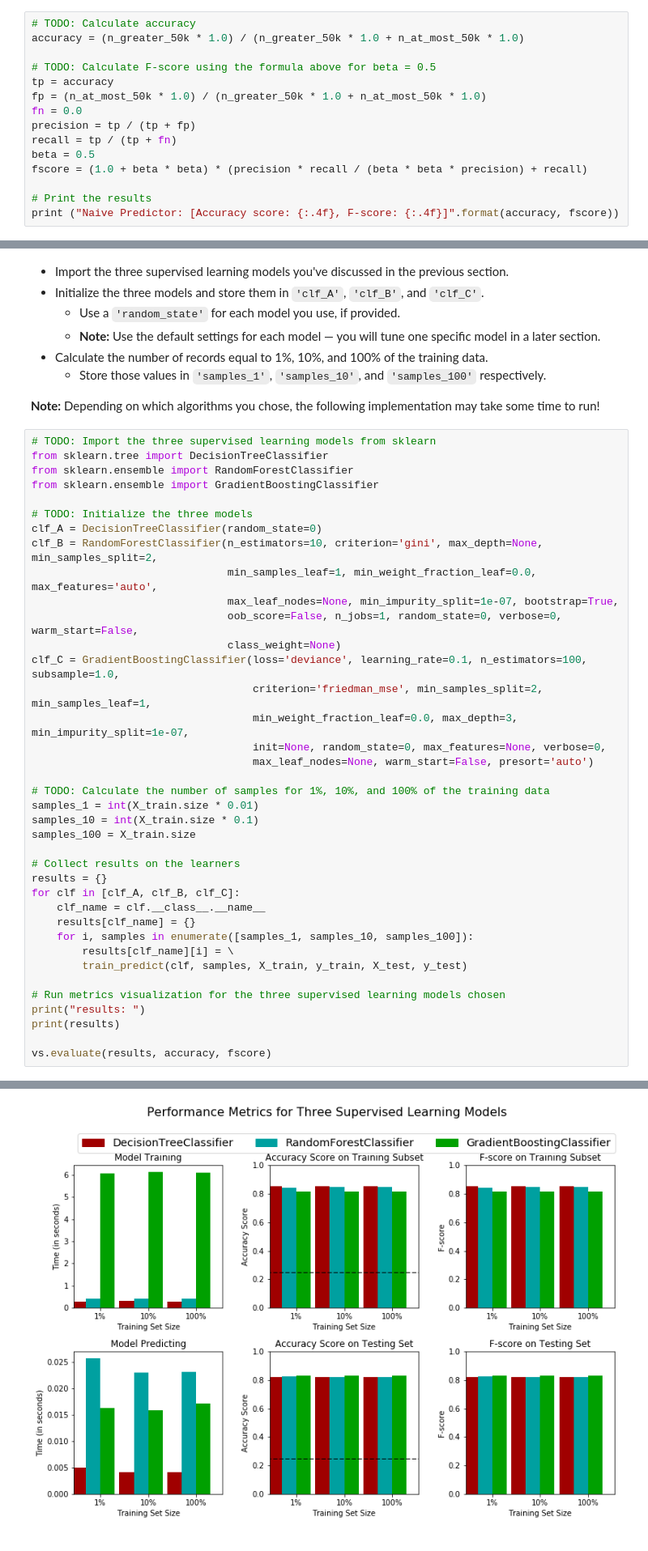
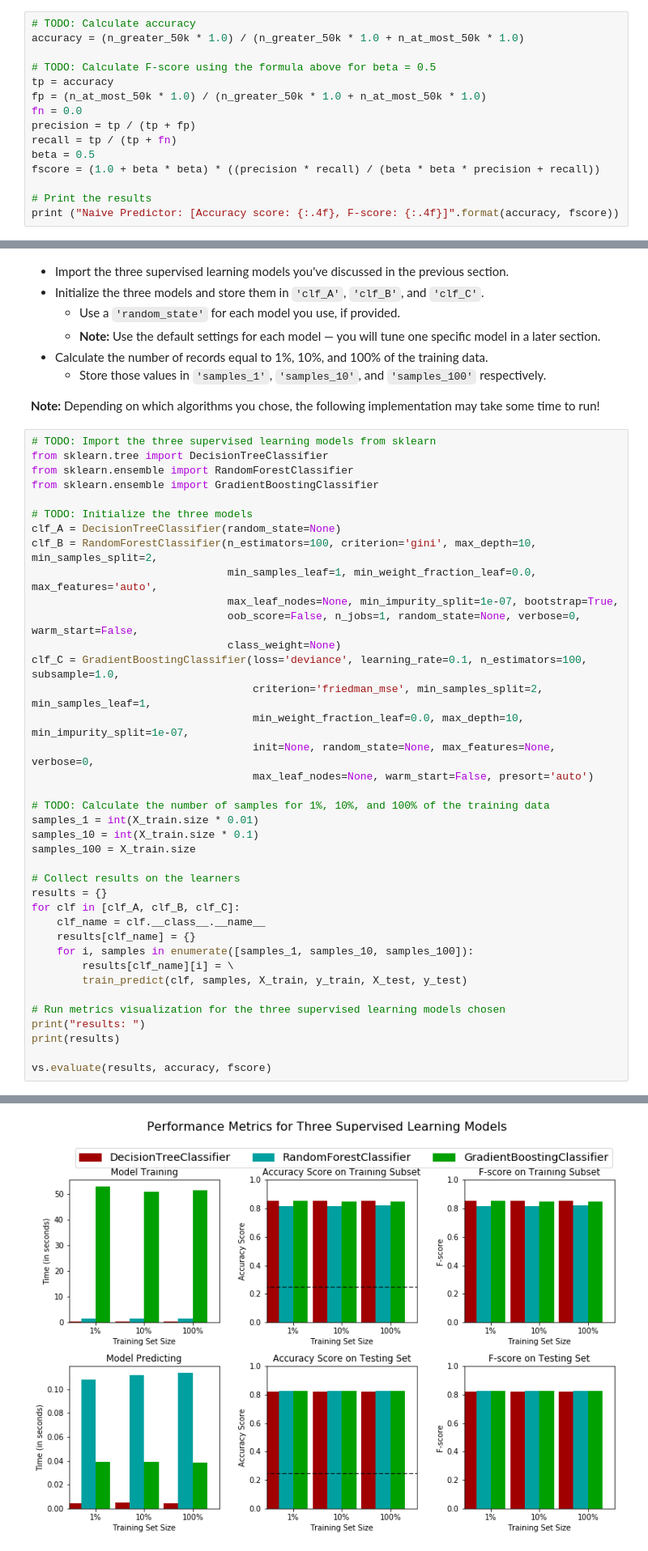
Before and after one commit to VikramSuriyanarayanan/machine-learning, a Jupyter notebook: finding_donors/finding_donors.ipynb, the cells around one changed output, grey strips where cells are left out. Shown at 81% size. Saved outputs shown, nothing was run; the diff lists cells and outputs as text.

```diff
--- a/finding_donors/finding_donors.ipynb
+++ b/finding_donors/finding_donors.ipynb
@@ -201,7 +201,7 @@ fn = 0.0
 precision = tp / (tp + fp)
 recall = tp / (tp + fn)
 beta = 0.5
-fscore = (1.0 + beta * beta) * (precision * recall / (beta * beta * precision) + recall)
+fscore = (1.0 + beta * beta) * ((precision * recall) / (beta * beta * precision + recall))
 
 # Print the results
 print ("Naive Predictor: [Accuracy score: {:.4f}, F-score: {:.4f}]".format(accuracy, fscore))
@@ -333,16 +353,16 @@ from sklearn.ensemble import RandomForestClassifier
 from sklearn.ensemble import GradientBoostingClassifier
 
 # TODO: Initialize the three models
-clf_A = DecisionTreeClassifier(random_state=0)
-clf_B = RandomForestClassifier(n_estimators=10, criterion='gini', max_depth=None, min_samples_split=2,
+clf_A = DecisionTreeClassifier(random_state=None)
+clf_B = RandomForestClassifier(n_estimators=100, criterion='gini', max_depth=10, min_samples_split=2,
                                min_samples_leaf=1, min_weight_fraction_leaf=0.0, max_features='auto',
                                max_leaf_nodes=None, min_impurity_split=1e-07, bootstrap=True,
-                               oob_score=False, n_jobs=1, random_state=0, verbose=0, warm_start=False,
+                               oob_score=False, n_jobs=1, random_state=None, verbose=0, warm_start=False,
                                class_weight=None)
 clf_C = GradientBoostingClassifier(loss='deviance', learning_rate=0.1, n_estimators=100, subsample=1.0,
                                    criterion='friedman_mse', min_samples_split=2, min_samples_leaf=1,
-                                   min_weight_fraction_leaf=0.0, max_depth=3, min_impurity_split=1e-07,
-                                   init=None, random_state=0, max_features=None, verbose=0,
+                                   min_weight_fraction_leaf=0.0, max_depth=10, min_impurity_split=1e-07,
+                                   init=None, random_state=None, max_features=None, verbose=0,
                                    max_leaf_nodes=None, warm_start=False, presort='auto')
 
 # TODO: Calculate the number of samples for 1%, 10%, and 100% of the training data
@@ -379,4 +399,4 @@ results:
-[figure, old version]
+[figure, new version]
 # %% [markdown]
 ----
 ## Improving Results
```
Also changed, not shown: parts of 10 cells of this notebook.
